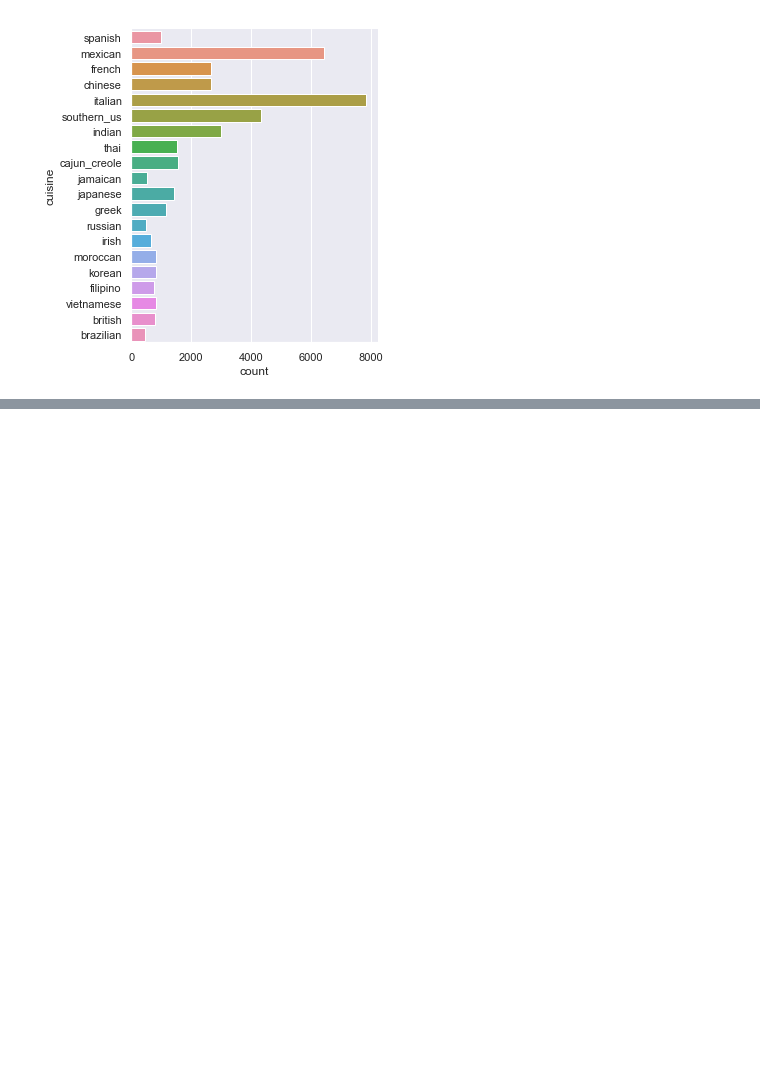
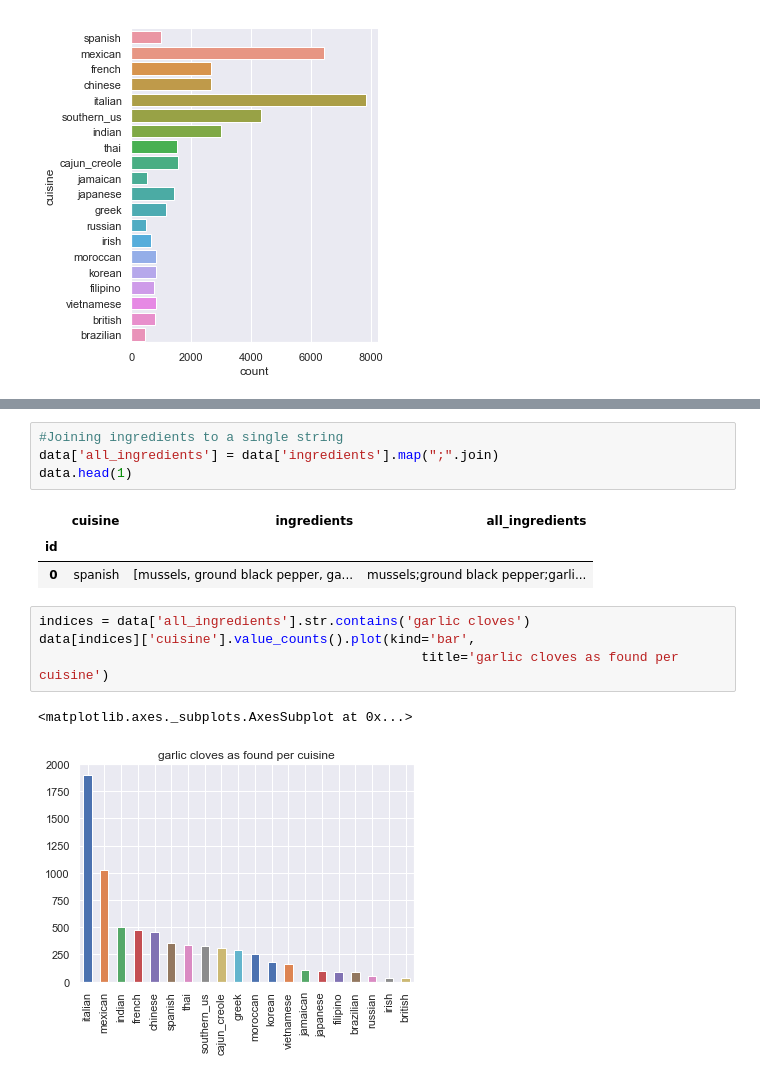
Before and after one commit to laksh22/IngredientPrediction, a Jupyter notebook: Exploratory Analysis.ipynb, the cells around one changed output, grey strips where cells are left out. Saved outputs shown, nothing was run; the diff lists cells and outputs as text; blank space fills up the shorter version.

```diff
--- a/Exploratory Analysis.ipynb
+++ b/Exploratory Analysis.ipynb
@@ -105,0 +91,15 @@ brazilian cuisine: 59 specific ingredients, 853  different ingredients
+# %%
+#Joining ingredients to a single string
+data['all_ingredients'] = data['ingredients'].map(";".join)
+data.head(1)
+# %% [output]
+|  | cuisine | ingredients | all_ingredients |
+| id |  |  |  |
+| 0 | spanish | [mussels, ground black pepper, ga... | mussels;ground black pepper;garli... |
+# %%
+indices = data['all_ingredients'].str.contains('garlic cloves')
+data[indices]['cuisine'].value_counts().plot(kind='bar',
+                                                 title='garlic cloves as found per cuisine')
+# %% [output]
+<matplotlib.axes._subplots.AxesSubplot at 0x...>
+[figure, added]
```
Also changed, not shown: parts of 7 cells of this notebook, 1 other file.
